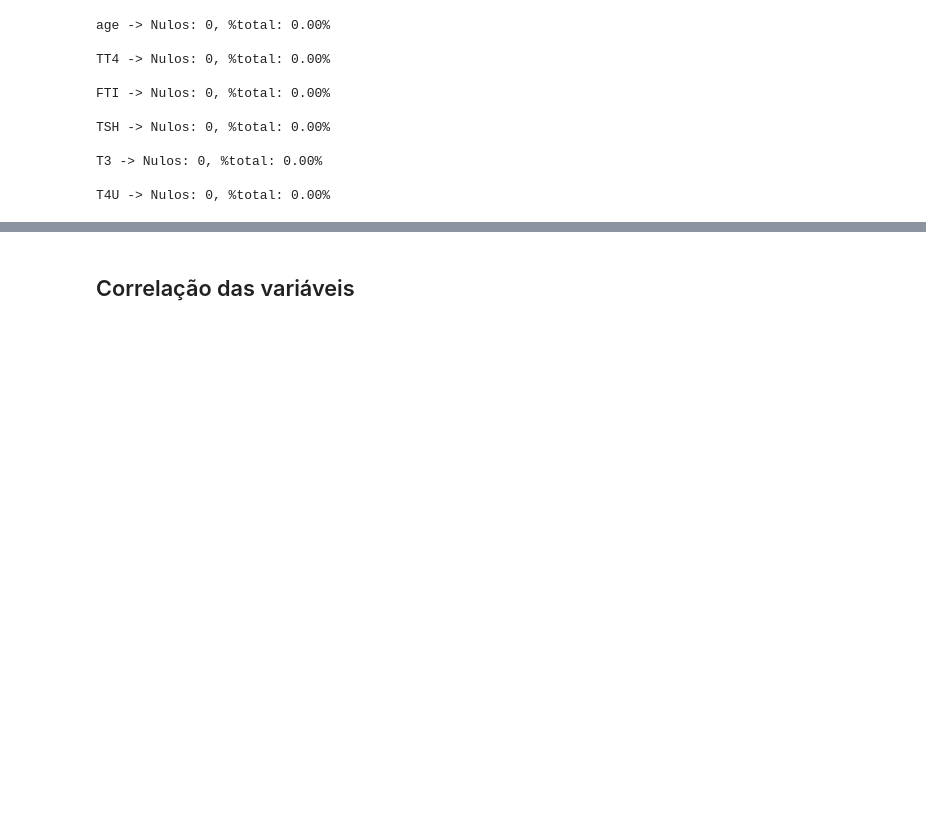
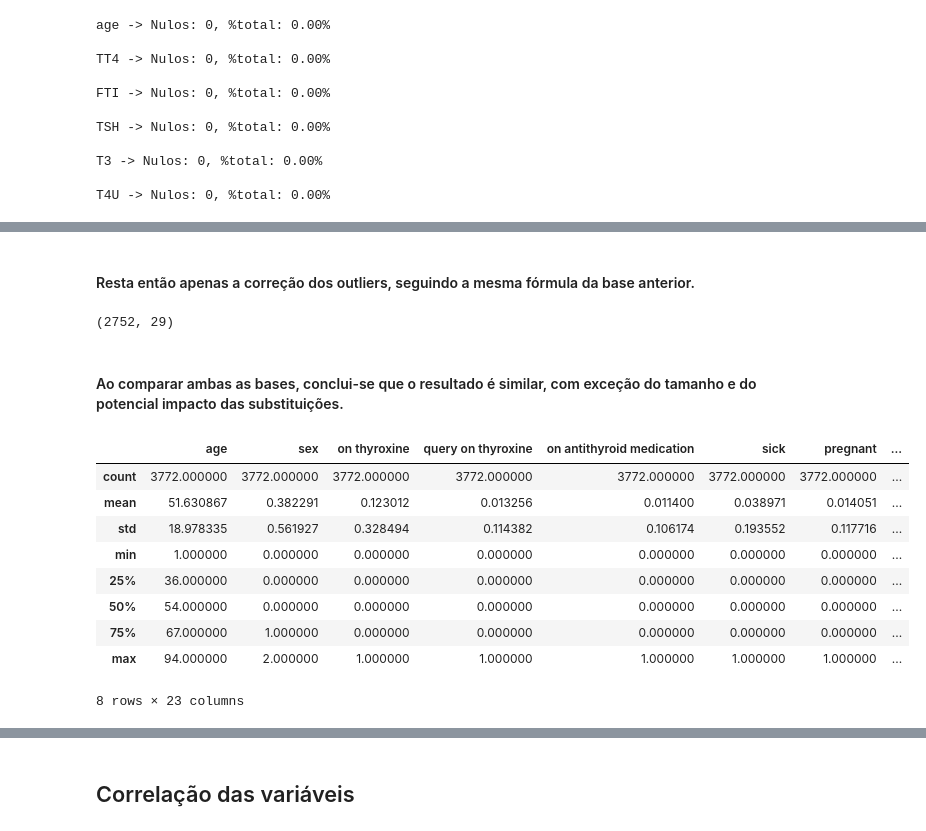
Before and after one commit to marinappdf/projetos-EBAC, a Jupyter notebook: Projeto Final/pred-hipertiroidismo.ipynb, the cells around one changed output, grey strips where cells are left out. Saved outputs shown, nothing was run; the diff lists cells and outputs as text; code cells hidden in the pictures; blank space fills up the shorter version.

```diff
--- a/Projeto Final/pred-hipertiroidismo.ipynb
+++ b/Projeto Final/pred-hipertiroidismo.ipynb
@@ -21,6 +14,7 @@ import pandas as pd
 import re
 
 import plotly.express as px
+import plotly.graph_objects as go
 from plotly.subplots import make_subplots
 import seaborn as sns
 import matplotlib.pyplot as plt
@@ -28,7 +22,12 @@ import matplotlib.pyplot as plt
 from sklearn.model_selection import train_test_split
 from imblearn.over_sampling import SMOTE
 from sklearn.preprocessing import StandardScaler
+from sklearn.decomposition import PCA
+from sklearn.model_selection import cross_val_score
+from sklearn.model_selection import KFold
+import random
+from sklearn.metrics import recall_score, accuracy_score, classification_report, ConfusionMatrixDisplay, f1_score, precision_score
 
-from sklearn.metrics import recall_score, accuracy_score, classification_report, ConfusionMatrixDisplay, f1_score, precision_score
+pd.set_option('future.no_silent_downcasting', True)
 # %%
 data = pd.read_csv('dados.csv')
@@ -289,8 +278,0 @@ Foram identificados como outlaires
-# %%
-data = data[data['age'] < 100]
-data = data[data['TT4'] < 200]
-data = data[data['FTI'] < 200]
-data = data[data['TSH'] < 30]
-data = data[data['T3'] < 8]
-data = data[data['T4U'] < 8]
-print(data.shape)
@@ -298,0 +279,8 @@ print(data.shape)
+# %%
+data.loc[data['age'] > 100, 'age'] = data['age'].mode()[0]
+data.loc[data['TT4'] > 200, 'TT4'] = data['TT4'].mode()[0]
+data.loc[data['FTI'] > 200, 'FTI'] = data['FTI'].mode()[0]
+data.loc[data['TSH'] > 300, 'TSH'] = data['TSH'].mode()[0]
+data.loc[data['T3'] > 8, 'T3'] = data['T3'].mode()[0]
+data.loc[data['T4U'] > 8, 'T4U'] = data['T4U'].mode()[0]
+print(data.shape)
@@ -298,0 +303,4 @@ print(data.shape)
+# %%
+for i in column_number:
+    data.loc[data[i].isnull(), i] = data[i].mean()
+print(data.shape)
@@ -318,0 +382,27 @@ Feito então, substitui nulos dos numéricos, corrigi outlieres, agora é a vez
+# %% [markdown]
+#### Resta então apenas a correção dos outliers, seguindo a mesma fórmula da base anterior.
+# %%
+data_t.loc[data_t['age'] > 100, 'age'] = data_t['age'].mode()[0]
+data_t.loc[data_t['TT4'] > 200, 'TT4'] = data_t['TT4'].mode()[0]
+data_t.loc[data_t['FTI'] > 200, 'FTI'] = data_t['FTI'].mode()[0]
+data_t.loc[data_t['TSH'] > 300, 'TSH'] = data_t['TSH'].mode()[0]
+data_t.loc[data_t['T3'] > 8, 'T3'] = data_t['T3'].mode()[0]
+data_t.loc[data_t['T4U'] > 8, 'T4U'] = data_t['T4U'].mode()[0]
+print(data_t.shape)
+# %% [output]
+(2752, 29)
+# %% [markdown]
+#### Ao comparar ambas as bases, conclui-se que o resultado é similar, com exceção do tamanho e do potencial impacto das substituições.
+# %%
+data.describe()
+# %% [output]
+|  | age | sex | on thyroxine | query on thyroxine | on antithyroid medication | sick | pregnant | ... |
+| count | 3772.000000 | 3772.000000 | 3772.000000 | 3772.000000 | 3772.000000 | 3772.000000 | 3772.000000 | ... |
+| mean | 51.630867 | 0.382291 | 0.123012 | 0.013256 | 0.011400 | 0.038971 | 0.014051 | ... |
+| std | 18.978335 | 0.561927 | 0.328494 | 0.114382 | 0.106174 | 0.193552 | 0.117716 | ... |
+| min | 1.000000 | 0.000000 | 0.000000 | 0.000000 | 0.000000 | 0.000000 | 0.000000 | ... |
+| 25% | 36.000000 | 0.000000 | 0.000000 | 0.000000 | 0.000000 | 0.000000 | 0.000000 | ... |
+| 50% | 54.000000 | 0.000000 | 0.000000 | 0.000000 | 0.000000 | 0.000000 | 0.000000 | ... |
+| 75% | 67.000000 | 1.000000 | 0.000000 | 0.000000 | 0.000000 | 0.000000 | 0.000000 | ... |
+| max | 94.000000 | 2.000000 | 1.000000 | 1.000000 | 1.000000 | 1.000000 | 1.000000 | ... |
+8 rows × 23 columns
```
Also changed, not shown: parts of 82 cells of this notebook.
